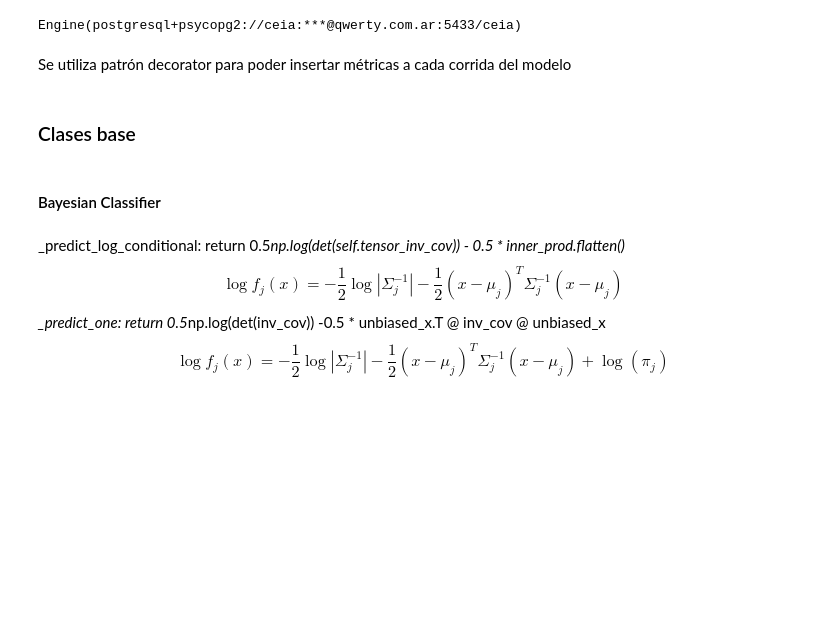
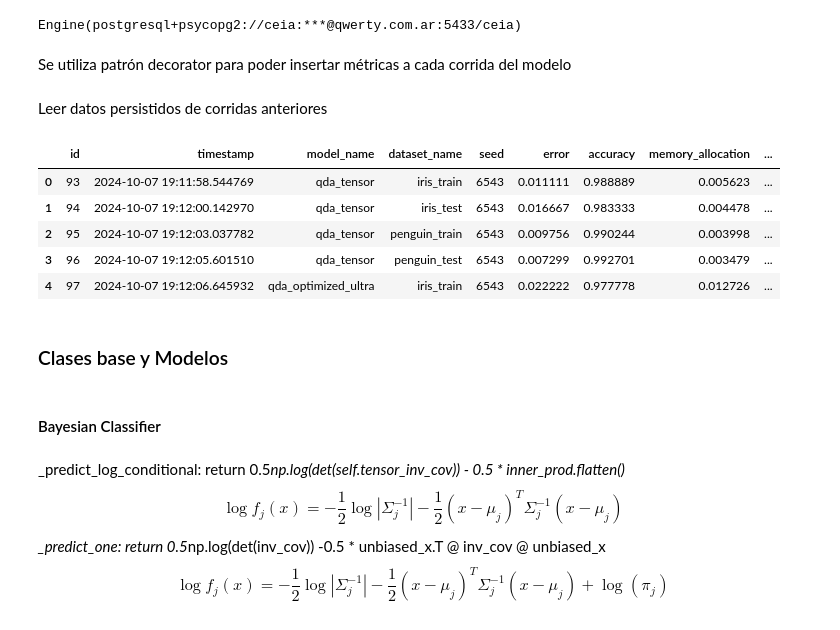
Before and after one commit to FIUBA-CEIA-18Co2024/AMIA-TP3, a Jupyter notebook: notebook.ipynb, the cells around one changed output. Drawn from its saved outputs; the diff is of its cells as text; code cells hidden in the pictures; blank space fills up the shorter version.

Commit message:
add data reading and ultra versus optimized qda/lda models variant

```diff
--- a/notebook.ipynb
+++ b/notebook.ipynb
@@ -68,7 +68,7 @@ config = {
     "SQLALCHEMY_DATABASE_PREFIX": "",
     "SQLALCHEMY_DATABASE_URL": "postgresql+psycopg2://ceia:ceia2024@qwerty.com.ar:5433/ceia",
     "SQLALCHEMY_DATABASE_ECHO": False,
-    "DATABASE_TABLE_METRICS": "amia_lda_qda_v2",
+    "DATABASE_TABLE_METRICS": "amia_lda_qda_v3",
 }
 # %% [markdown]
 ### Base de datos
@@ -245,8 +245,21 @@ def dispatcher(
     repeat: int,
 ) -> pd.DataFrame:
     return perdict_method(dataset_x, )
+# %% [markdown]
+Leer datos persistidos de corridas anteriores
+# %%
+df = pd.read_sql_query(query, con=engine)
+# %%
+df.head()
+# %% [output]
+|  | id | timestamp | model_name | dataset_name | seed | error | accuracy | memory_allocation | ... |
+| 0 | 93 | 2024-10-07 19:11:58.544769 | qda_tensor | iris_train | 6543 | 0.011111 | 0.988889 | 0.005623 | ... |
+| 1 | 94 | 2024-10-07 19:12:00.142970 | qda_tensor | iris_test | 6543 | 0.016667 | 0.983333 | 0.004478 | ... |
+| 2 | 95 | 2024-10-07 19:12:03.037782 | qda_tensor | penguin_train | 6543 | 0.009756 | 0.990244 | 0.003998 | ... |
+| 3 | 96 | 2024-10-07 19:12:05.601510 | qda_tensor | penguin_test | 6543 | 0.007299 | 0.992701 | 0.003479 | ... |
+| 4 | 97 | 2024-10-07 19:12:06.645932 | qda_optimized_ultra | iris_train | 6543 | 0.022222 | 0.977778 | 0.012726 | ... |
 # %% [markdown]
-### Clases base
+### Clases base y Modelos
 # %% [markdown]
 #### Bayesian Classifier
 # %%
```
Also changed, not shown: parts of 19 cells of this notebook.
